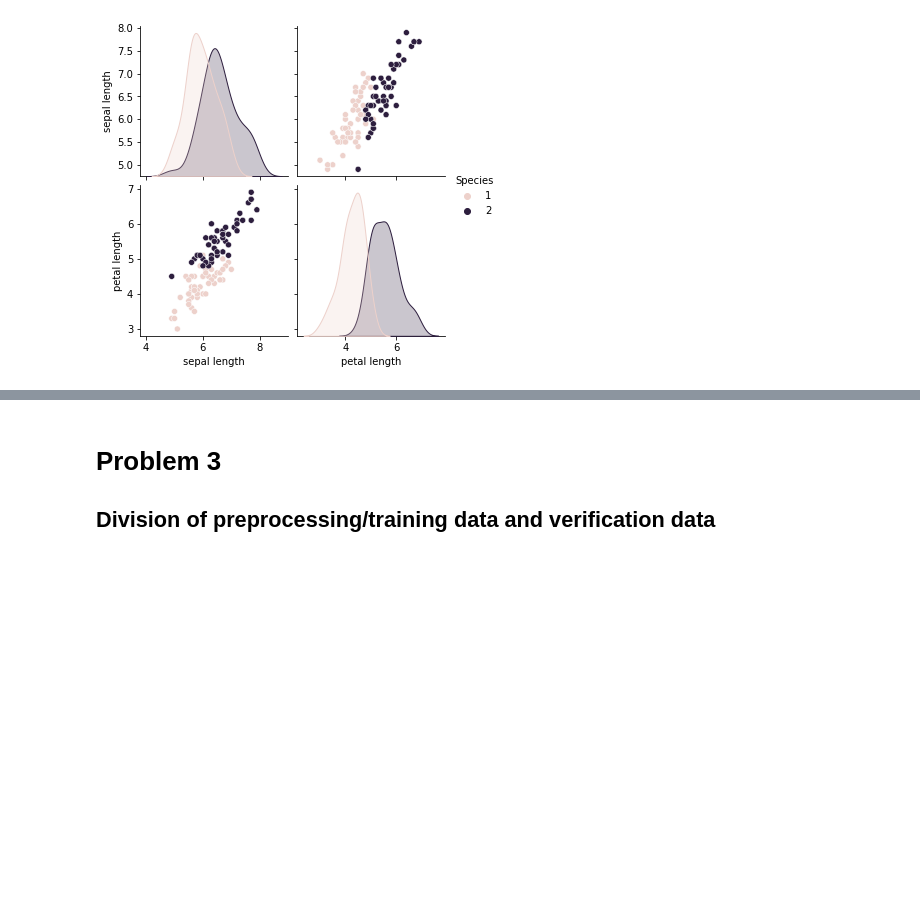
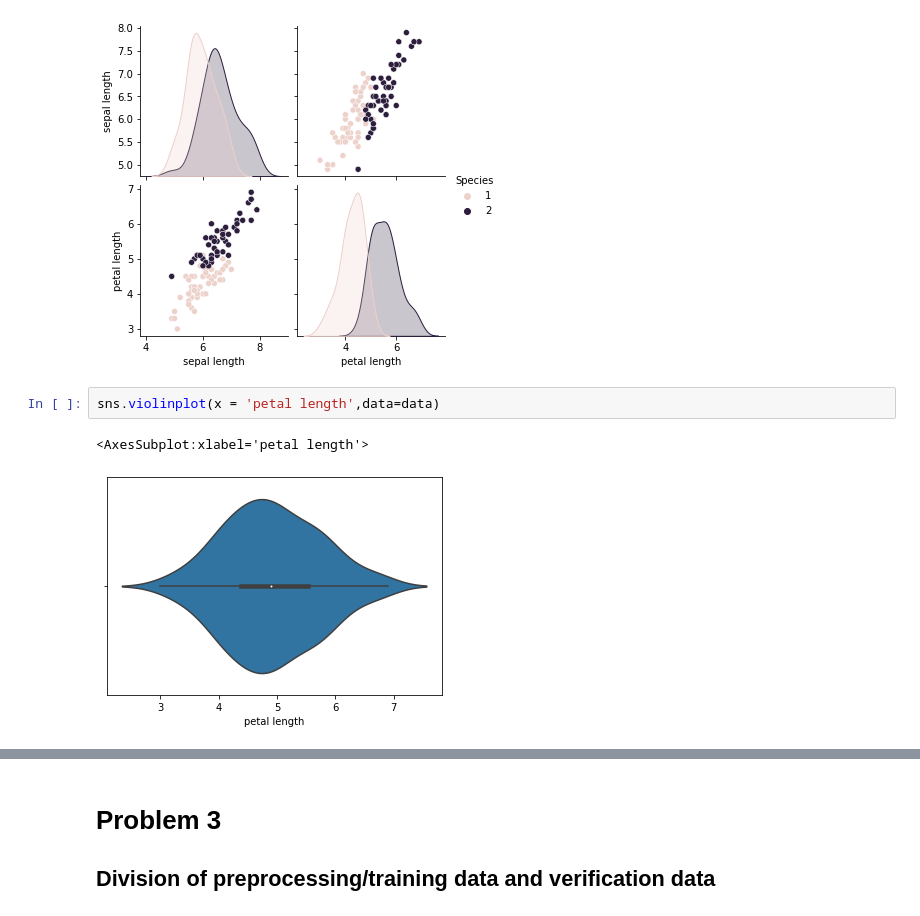
Before and after one commit to produdez/diveintocode-ml, a Jupyter notebook: Week 4/ClassificationIris.ipynb, the cells around one changed output, grey strips where cells are left out. Cells and saved outputs as stored; diff of their text form; blank space fills up the shorter version.

Commit message:
Added Box,Violin Plot Classification..Prob

```diff
--- a/Week 4/ClassificationIris.ipynb
+++ b/Week 4/ClassificationIris.ipynb
@@ -56,3 +56,8 @@ sns.pairplot(data = data,hue= 'Species')
 # %% [output]
 <seaborn.axisgrid.PairGrid at 0x...>
 [figure]
+# %%
+sns.violinplot(x = 'petal length',data=data)
+# %% [output]
+<AxesSubplot:xlabel='petal length'>
+[figure, added]
```
Also changed, not shown: parts of 5 cells of this notebook.
